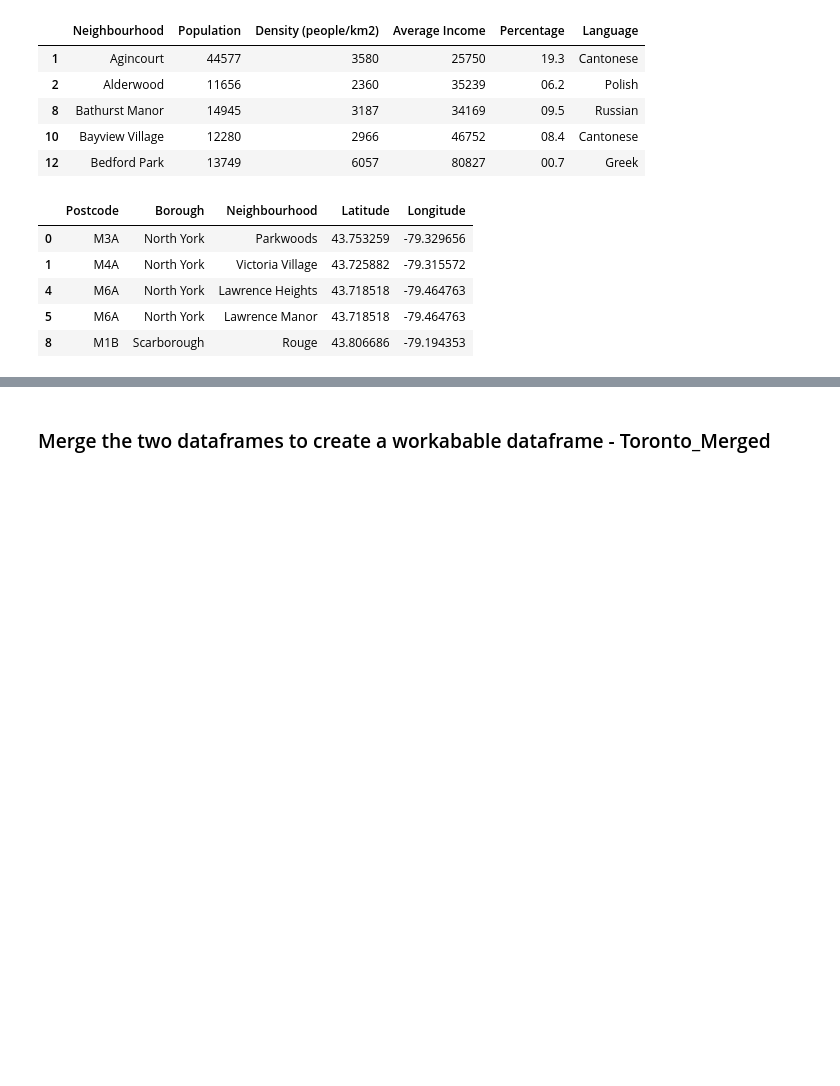
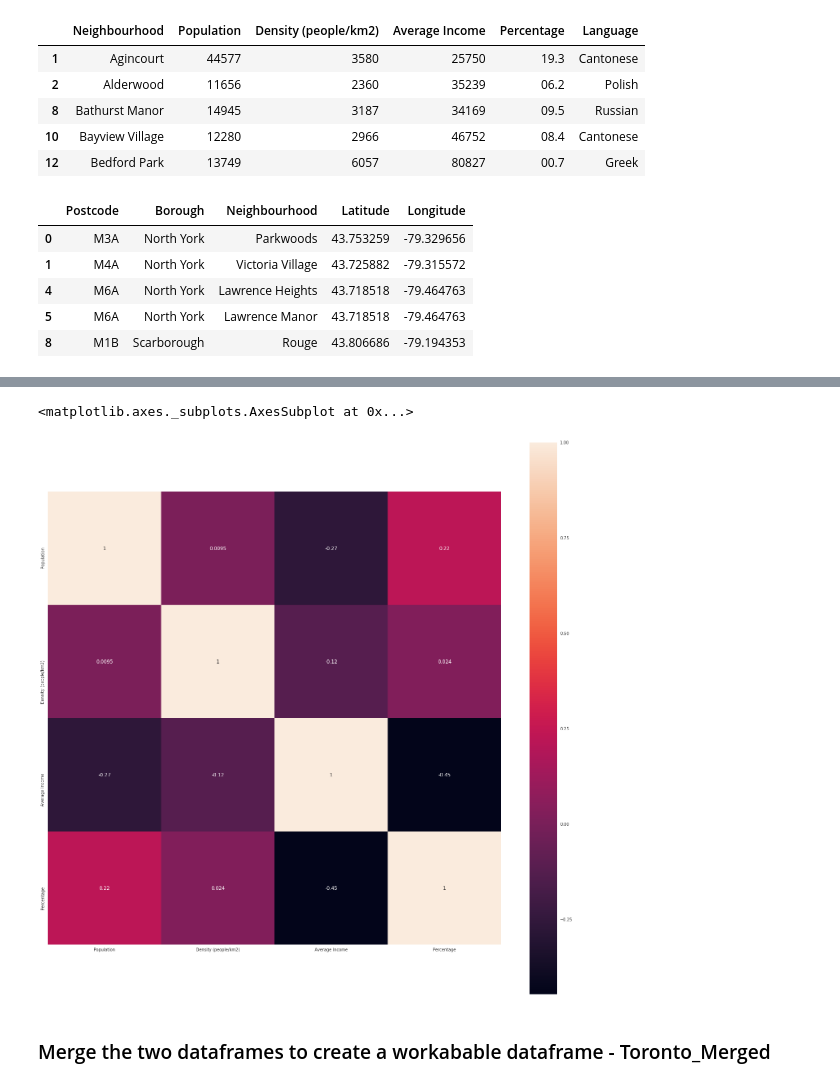
Before and after one commit to unixdev0/DataScience, a Jupyter notebook: IBM-Applied-DataScience-Capstone.ipynb, the cells around one changed output, grey strips where cells are left out. Cells and saved outputs as stored; diff of their text form; code cells hidden in the pictures; blank space fills up the shorter version.

```diff
--- a/IBM-Applied-DataScience-Capstone.ipynb
+++ b/IBM-Applied-DataScience-Capstone.ipynb
@@ -368,3 +413,19 @@ Toronto.head()
+# %%
+import seaborn as sns
+sns.set(style='darkgrid')
+df = Toronto_Demographics
+df = df.sort_values(['Average Income'], ascending=False)
+df = df.set_index(keys=['Neighbourhood'])
+df = df.apply(pd.to_numeric, errors='ignore')
+corr = df.corr()
+mask = np.zeros_like(corr, dtype=np.float)
+cmap = sns.diverging_palette(220, 10, as_cmap=True)
+a4_dims = (25, 25)
+fig, ax = pyplot.subplots(figsize=a4_dims)
+sns.heatmap(corr, ax=ax, annot=True, square=True)
+# %% [output]
+<matplotlib.axes._subplots.AxesSubplot at 0x...>
+[figure, added]
 # %% [markdown]
 ### Merge the two dataframes to create a workabable dataframe - Toronto_Merged
 # %%
```
Also changed, not shown: parts of 3 cells of this notebook.
